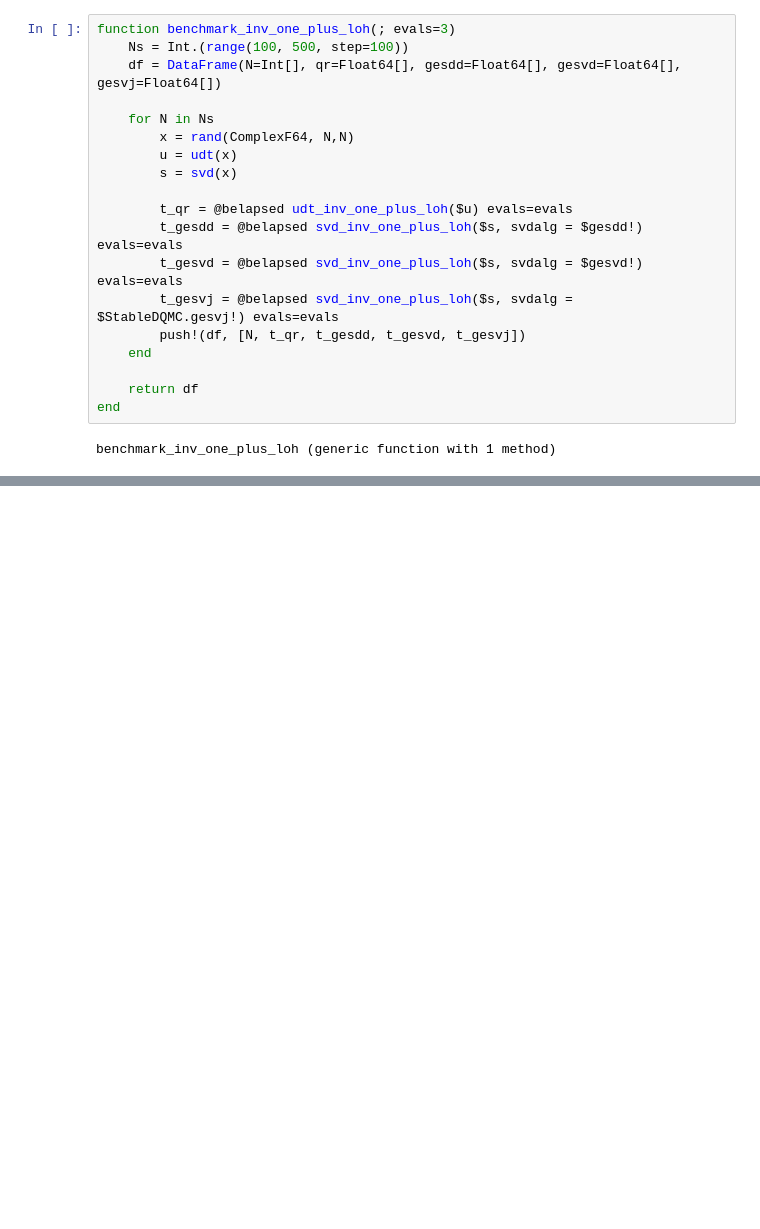
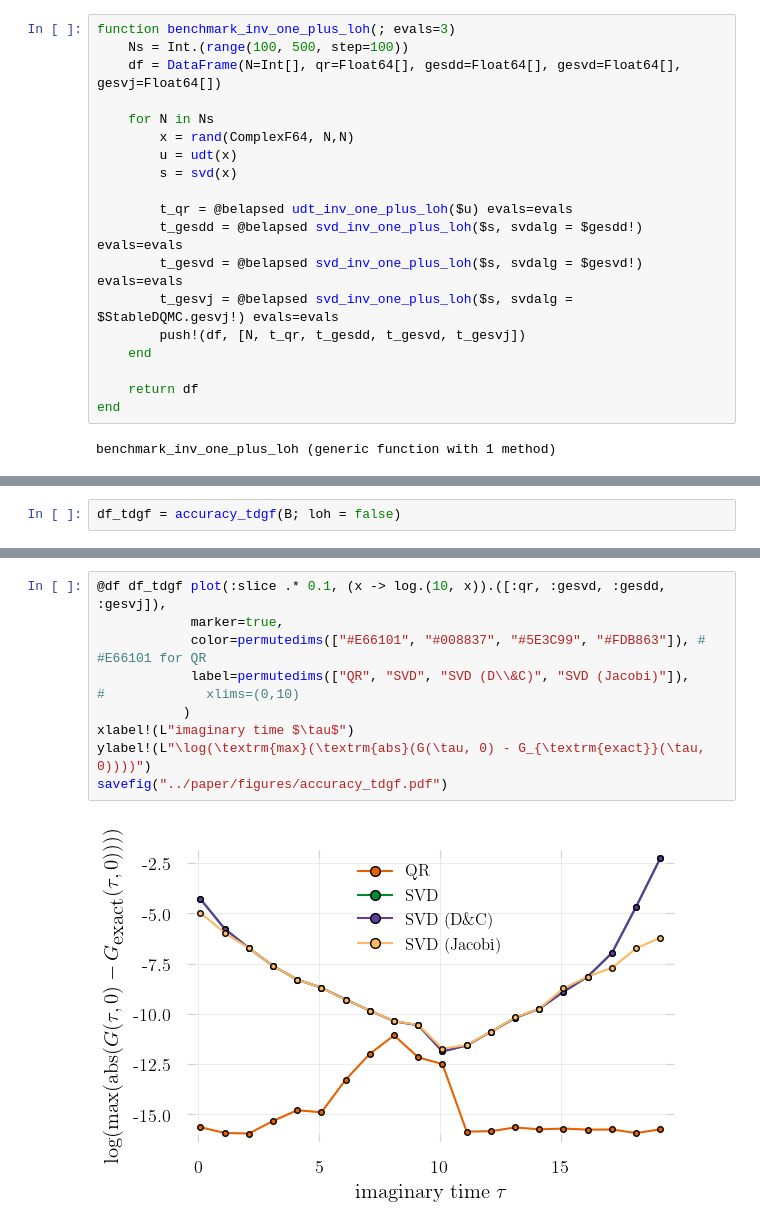
Before and after one commit to carstenbauer/StableDQMC.jl, a Jupyter notebook: notebooks/accuracy.ipynb, the cells around one changed output, grey strips where cells are left out. Saved outputs shown, nothing was run; the diff lists cells and outputs as text; blank space fills up the shorter version.

```diff
--- a/notebooks/accuracy.ipynb
+++ b/notebooks/accuracy.ipynb
@@ -483,0 +528,2 @@ savefig("../paper/figures/benchmark_fact_inv_one_plus_loh.pdf")
+# %%
+df_tdgf = accuracy_tdgf(B; loh = false)
@@ -483,0 +550,12 @@ savefig("../paper/figures/benchmark_fact_inv_one_plus_loh.pdf")
+# %%
+@df df_tdgf plot(:slice .* 0.1, (x -> log.(10, x)).([:qr, :gesvd, :gesdd, :gesvj]),
+            marker=true,
+            color=permutedims(["#E66101", "#008837", "#5E3C99", "#FDB863"]), # #E66101 for QR
+            label=permutedims(["QR", "SVD", "SVD (D\\&C)", "SVD (Jacobi)"]),
+#             xlims=(0,10)
+           )
+xlabel!(L"imaginary time $\tau$")
+ylabel!(L"\log(\textrm{max}(\textrm{abs}(G(\tau, 0) - G_{\textrm{exact}}(\tau, 0))))")
+savefig("../paper/figures/accuracy_tdgf.pdf")
+# %% [output]
+[figure, added]
```
Also changed, not shown: parts of 15 cells of this notebook, 2 other files.
